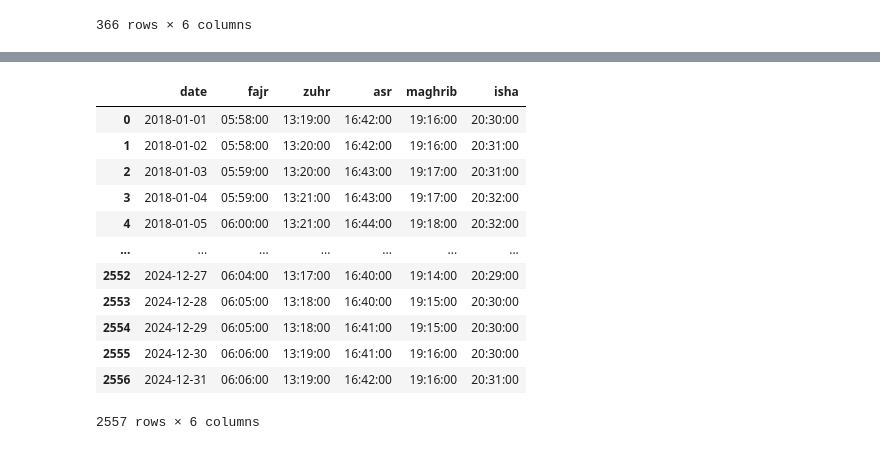
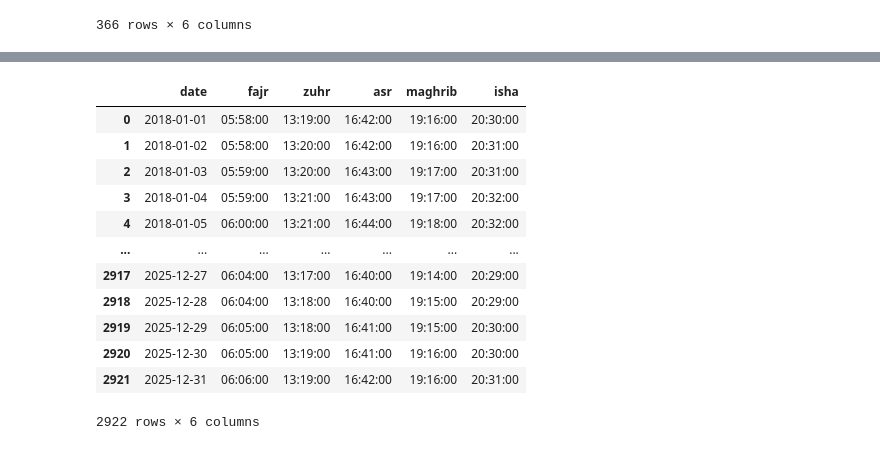
Before and after one commit to azamsuratem/predictprayertimes, a Jupyter notebook: python/data extraction and cleanup/request_Data_esolatjakim.ipynb, the cells around one changed output, grey strips where cells are left out. Cells and saved outputs as stored; diff of their text form; code cells hidden in the pictures.

Commit message:
update esolat jakim with 2025 data

```diff
--- a/python/data extraction and cleanup/request_Data_esolatjakim.ipynb
+++ b/python/data extraction and cleanup/request_Data_esolatjakim.ipynb
@@ -174,3 +174,8 @@ df2024
 | 364 | 2024-12-30 | 06:06:00 | 13:19:00 | 16:41:00 | 19:16:00 | 20:30:00 |
 | 365 | 2024-12-31 | 06:06:00 | 13:19:00 | 16:42:00 | 19:16:00 | 20:31:00 |
 366 rows × 6 columns
+# %%
+urlData2025 = { "datestart": "2025-01-01", "dateend": "2025-12-31" }
+eSolatDataFrame2025 = getDataFrameFromReq(urlStr, urlParams, urlData2025)
+df2025 = parseDfForDB(eSolatDataFrame2025)
+df2025
@@ -177,20 +196,20 @@ df2024
 # %%
-df2db = pd.concat([df2018,df2019,df2020,df2021,df2022,df2023,df2024], ignore_index=True)
+df2db = pd.concat([df2018,df2019,df2020,df2021,df2022,df2023,df2024,df2025], ignore_index=True)
 df2db
 # %% [output]
 |  | date | fajr | zuhr | asr | maghrib | isha |
 | 0 | 2018-01-01 | 05:58:00 | 13:19:00 | 16:42:00 | 19:16:00 | 20:30:00 |
 | 1 | 2018-01-02 | 05:58:00 | 13:20:00 | 16:42:00 | 19:16:00 | 20:31:00 |
 | 2 | 2018-01-03 | 05:59:00 | 13:20:00 | 16:43:00 | 19:17:00 | 20:31:00 |
 | 3 | 2018-01-04 | 05:59:00 | 13:21:00 | 16:43:00 | 19:17:00 | 20:32:00 |
 | 4 | 2018-01-05 | 06:00:00 | 13:21:00 | 16:44:00 | 19:18:00 | 20:32:00 |
 | ... | ... | ... | ... | ... | ... | ... |
-| 2552 | 2024-12-27 | 06:04:00 | 13:17:00 | 16:40:00 | 19:14:00 | 20:29:00 |
-| 2553 | 2024-12-28 | 06:05:00 | 13:18:00 | 16:40:00 | 19:15:00 | 20:30:00 |
-| 2554 | 2024-12-29 | 06:05:00 | 13:18:00 | 16:41:00 | 19:15:00 | 20:30:00 |
-| 2555 | 2024-12-30 | 06:06:00 | 13:19:00 | 16:41:00 | 19:16:00 | 20:30:00 |
-| 2556 | 2024-12-31 | 06:06:00 | 13:19:00 | 16:42:00 | 19:16:00 | 20:31:00 |
+| 2917 | 2025-12-27 | 06:04:00 | 13:17:00 | 16:40:00 | 19:14:00 | 20:29:00 |
+| 2918 | 2025-12-28 | 06:04:00 | 13:18:00 | 16:40:00 | 19:15:00 | 20:29:00 |
+| 2919 | 2025-12-29 | 06:05:00 | 13:18:00 | 16:41:00 | 19:15:00 | 20:30:00 |
+| 2920 | 2025-12-30 | 06:05:00 | 13:19:00 | 16:41:00 | 19:16:00 | 20:30:00 |
+| 2921 | 2025-12-31 | 06:06:00 | 13:19:00 | 16:42:00 | 19:16:00 | 20:31:00 |
-2557 rows × 6 columns
+2922 rows × 6 columns
 # %%
 ## use library pyodbc to insert data into data warehouse
 import pyodbc
```
Also changed, not shown: parts of 1 cell of this notebook.
